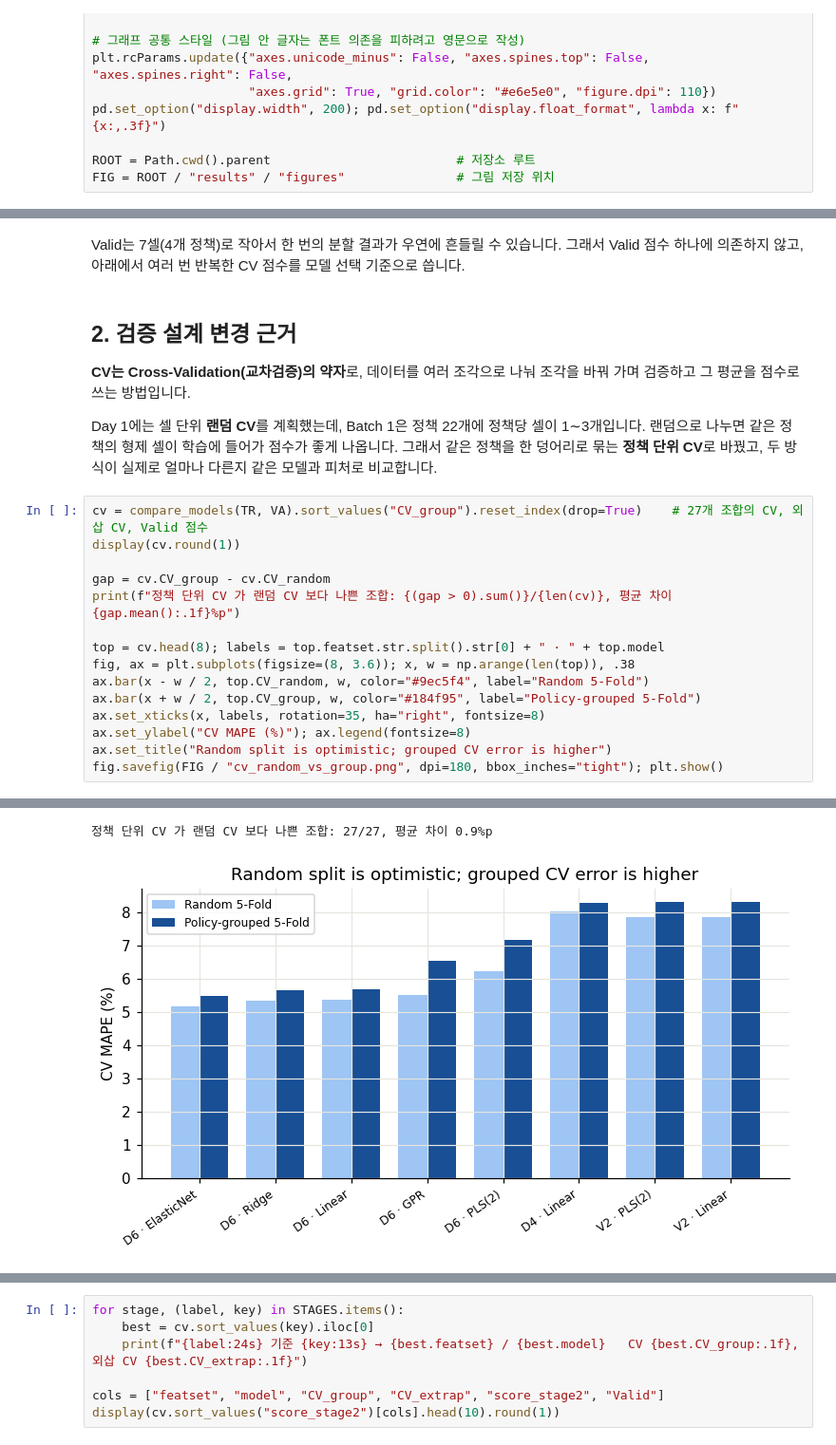
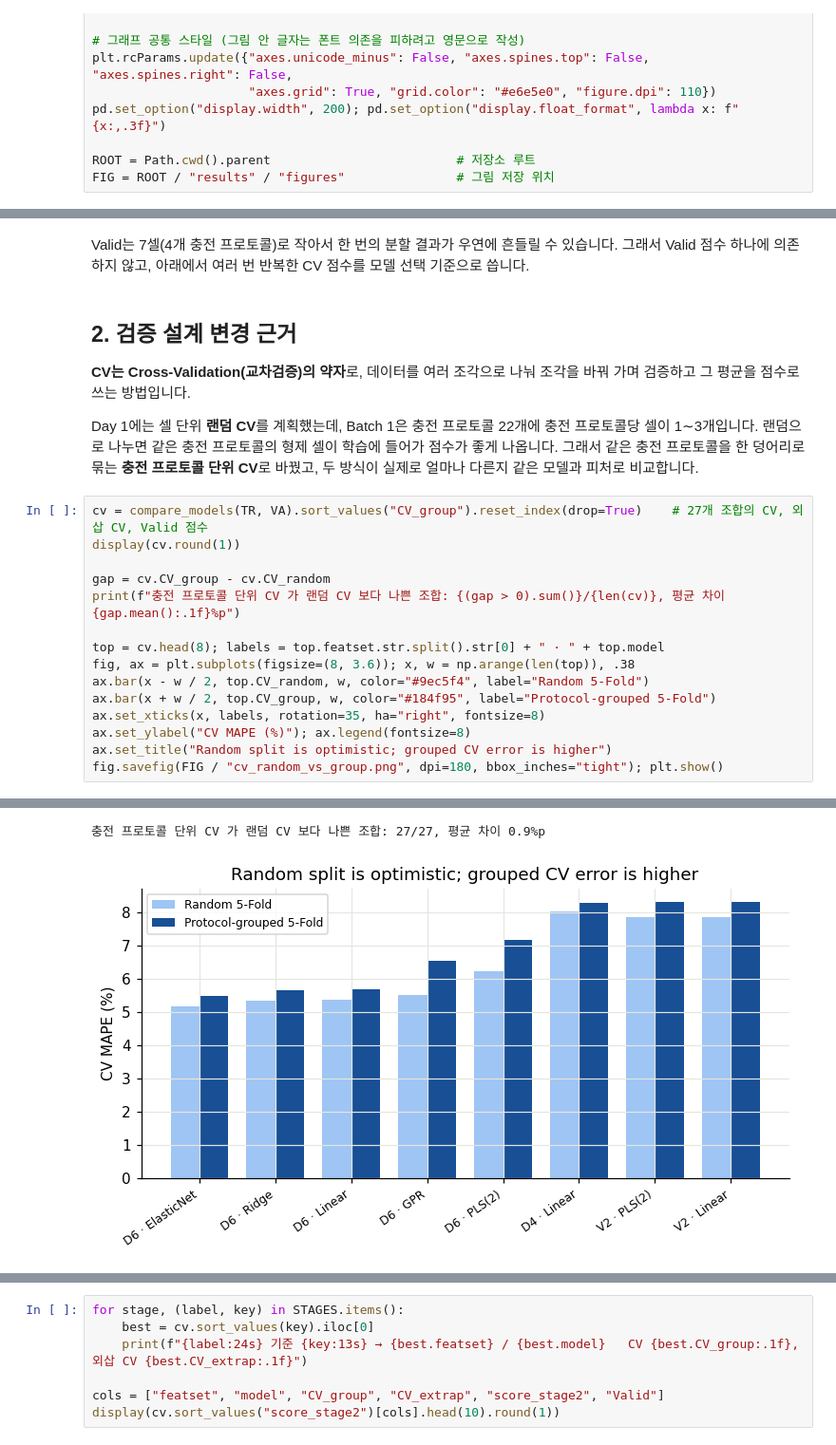
Before and after one commit to yunseojin2809-dev/EDA_miniproject, a Jupyter notebook: notebooks/03_modeling.ipynb, the cells around one changed output, grey strips where cells are left out. Shown at 95% size. Drawn from its saved outputs; the diff is of its cells as text.

Commit message:
Replace policy with charging protocol, add SHAP analysis

```diff
--- a/notebooks/03_modeling.ipynb
+++ b/notebooks/03_modeling.ipynb
@@ -50,46 +50,46 @@ Valid 정책: ['6C(40%)-3C', '4.8C(80%)-4.8C', '5.4C(40%)-3.6C', '7C(40%)-3.6C']
 Valid 수명: [617, 625, 636, 854, 870, 1017, 1054]
 Train 수명 범위: 534 ~ 1074
 # %% [markdown]
-Valid는 7셀(4개 정책)로 작아서 한 번의 분할 결과가 우연에 흔들릴 수 있습니다. 그래서 Valid 점수 하나에 의존하지 않고, 아래에서 여러 번 반복한 CV 점수를 모델 선택 기준으로 씁니다.
+Valid는 7셀(4개 충전 프로토콜)로 작아서 한 번의 분할 결과가 우연에 흔들릴 수 있습니다. 그래서 Valid 점수 하나에 의존하지 않고, 아래에서 여러 번 반복한 CV 점수를 모델 선택 기준으로 씁니다.
 # %% [markdown]
 ## 2. 검증 설계 변경 근거
 
 **CV는 Cross-Validation(교차검증)의 약자**로, 데이터를 여러 조각으로 나눠 조각을 바꿔 가며 검증하고 그 평균을 점수로 쓰는 방법입니다.
 
-Day 1에는 셀 단위 **랜덤 CV**를 계획했는데, Batch 1은 정책 22개에 정책당 셀이 1∼3개입니다. 랜덤으로 나누면 같은 정책의 형제 셀이 학습에 들어가 점수가 좋게 나옵니다. 그래서 같은 정책을 한 덩어리로 묶는 **정책 단위 CV**로 바꿨고, 두 방식이 실제로 얼마나 다른지 같은 모델과 피처로 비교합니다.
+Day 1에는 셀 단위 **랜덤 CV**를 계획했는데, Batch 1은 충전 프로토콜 22개에 충전 프로토콜당 셀이 1∼3개입니다. 랜덤으로 나누면 같은 충전 프로토콜의 형제 셀이 학습에 들어가 점수가 좋게 나옵니다. 그래서 같은 충전 프로토콜을 한 덩어리로 묶는 **충전 프로토콜 단위 CV**로 바꿨고, 두 방식이 실제로 얼마나 다른지 같은 모델과 피처로 비교합니다.
 # %%
 cv = compare_models(TR, VA).sort_values("CV_group").reset_index(drop=True)    # 27개 조합의 CV, 외삽 CV, Valid 점수
 display(cv.round(1))
 
 gap = cv.CV_group - cv.CV_random
-print(f"정책 단위 CV 가 랜덤 CV 보다 나쁜 조합: {(gap > 0).sum()}/{len(cv)}, 평균 차이 {gap.mean():.1f}%p")
+print(f"충전 프로토콜 단위 CV 가 랜덤 CV 보다 나쁜 조합: {(gap > 0).sum()}/{len(cv)}, 평균 차이 {gap.mean():.1f}%p")
 
 top = cv.head(8); labels = top.featset.str.split().str[0] + " · " + top.model
 fig, ax = plt.subplots(figsize=(8, 3.6)); x, w = np.arange(len(top)), .38
 ax.bar(x - w / 2, top.CV_random, w, color="#9ec5f4", label="Random 5-Fold")
-ax.bar(x + w / 2, top.CV_group, w, color="#184f95", label="Policy-grouped 5-Fold")
+ax.bar(x + w / 2, top.CV_group, w, color="#184f95", label="Protocol-grouped 5-Fold")
 ax.set_xticks(x, labels, rotation=35, ha="right", fontsize=8)
 ax.set_ylabel("CV MAPE (%)"); ax.legend(fontsize=8)
 ax.set_title("Random split is optimistic; grouped CV error is higher")
 fig.savefig(FIG / "cv_random_vs_group.png", dpi=180, bbox_inches="tight"); plt.show()
 # %% [output]
 |  | featset | model | n_feat | CV_group | CV_group_sd | CV_random | CV_random_sd | CV_extrap | score_stage2 | ... |
 | 0 | D6 dQ4+QD2+QDmax | ElasticNet | 6 | 5.500 | 1.400 | 5.200 | 1.400 | 6.800 | 6.100 | ... |
 | 1 | D6 dQ4+QD2+QDmax | Ridge | 6 | 5.600 | 1.400 | 5.300 | 1.400 | 6.300 | 6.000 | ... |
 | 2 | D6 dQ4+QD2+QDmax | Linear | 6 | 5.700 | 1.800 | 5.400 | 1.400 | 6.900 | 6.300 | ... |
 | 3 | D6 dQ4+QD2+QDmax | GPR | 6 | 6.500 | 3.500 | 5.500 | 1.400 | 12.300 | 9.400 | ... |
 | 4 | D6 dQ4+QD2+QDmax | PLS(2) | 6 | 7.200 | 2.700 | 6.200 | 2.300 | 13.000 | 10.100 | ... |
 | 5 | D4 dQ4 | Linear | 4 | 8.300 | 2.100 | 8.000 | 2.500 | 14.000 | 11.100 | ... |
 | 6 | V2 var+min | PLS(2) | 2 | 8.300 | 1.900 | 7.800 | 2.300 | 15.000 | 11.700 | ... |
 | 7 | V2 var+min | Linear | 2 | 8.300 | 1.900 | 7.800 | 2.300 | 15.000 | 11.700 | ... |
 | 8 | D4 dQ4 | ElasticNet | 4 | 8.700 | 2.000 | 8.300 | 2.400 | 15.600 | 12.100 | ... |
 | 9 | V2 var+min | ElasticNet | 2 | 8.700 | 2.000 | 8.200 | 2.600 | 15.000 | 11.800 | ... |
 | ... | ... | ... | ... | ... | ... | ... | ... | ... | ... | ... |
 | 22 | S7 dQ4+chg+Tavg+IRmin | PLS(2) | 7 | 11.900 | 3.600 | 10.900 | 3.300 | 21.800 | 16.900 | ... |
 | 23 | D4 dQ4 | GBM(d=2) | 4 | 12.200 | 3.700 | 10.600 | 3.200 | 18.500 | 15.400 | ... |
 | 24 | S7 dQ4+chg+Tavg+IRmin | Ridge | 7 | 12.500 | 2.900 | 10.800 | 3.500 | 23.200 | 17.800 | ... |
 | 25 | S7 dQ4+chg+Tavg+IRmin | GBM(d=2) | 7 | 13.300 | 4.100 | 11.100 | 3.400 | 23.400 | 18.400 | ... |
 | 26 | S7 dQ4+chg+Tavg+IRmin | GPR | 7 | 13.300 | 5.000 | 10.300 | 3.300 | 31.300 | 22.300 | ... |
-정책 단위 CV 가 랜덤 CV 보다 나쁜 조합: 27/27, 평균 차이 0.9%p
+충전 프로토콜 단위 CV 가 랜덤 CV 보다 나쁜 조합: 27/27, 평균 차이 0.9%p
-[figure, old version]
+[figure, new version]
 # %% [markdown]
```
Also changed, not shown: parts of 6 cells of this notebook, 12 other files.
